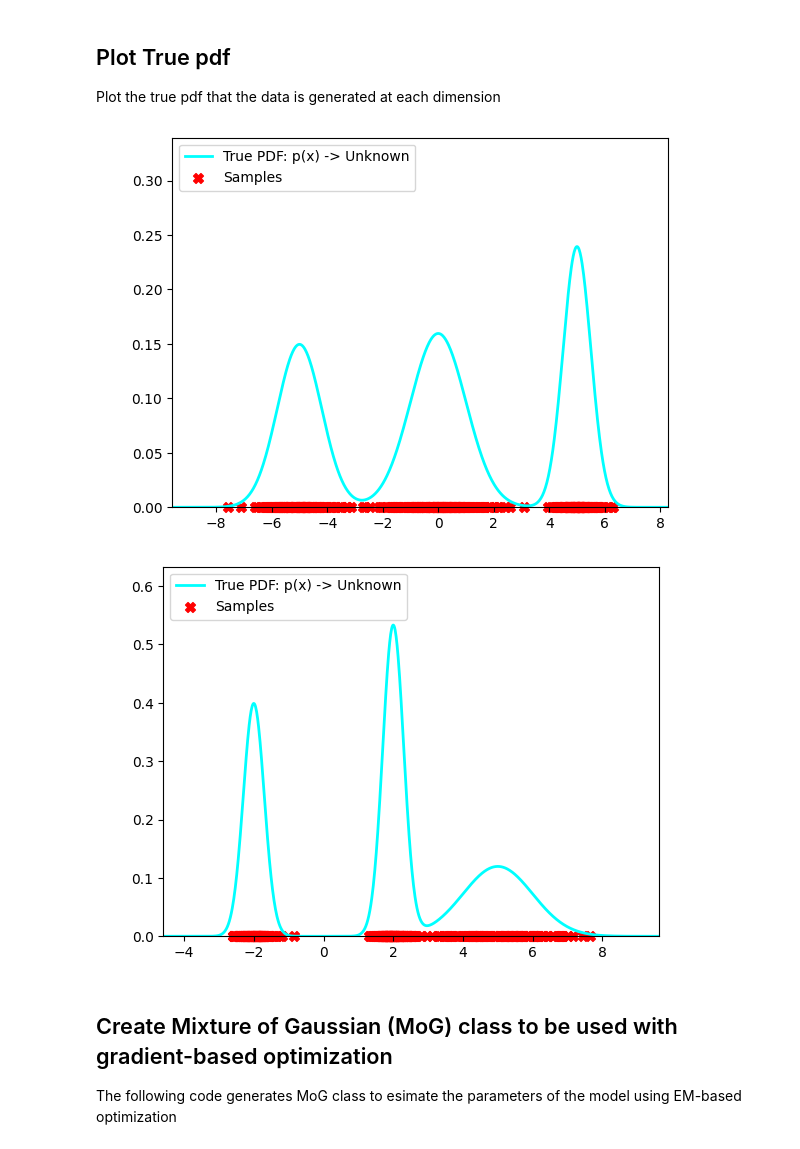
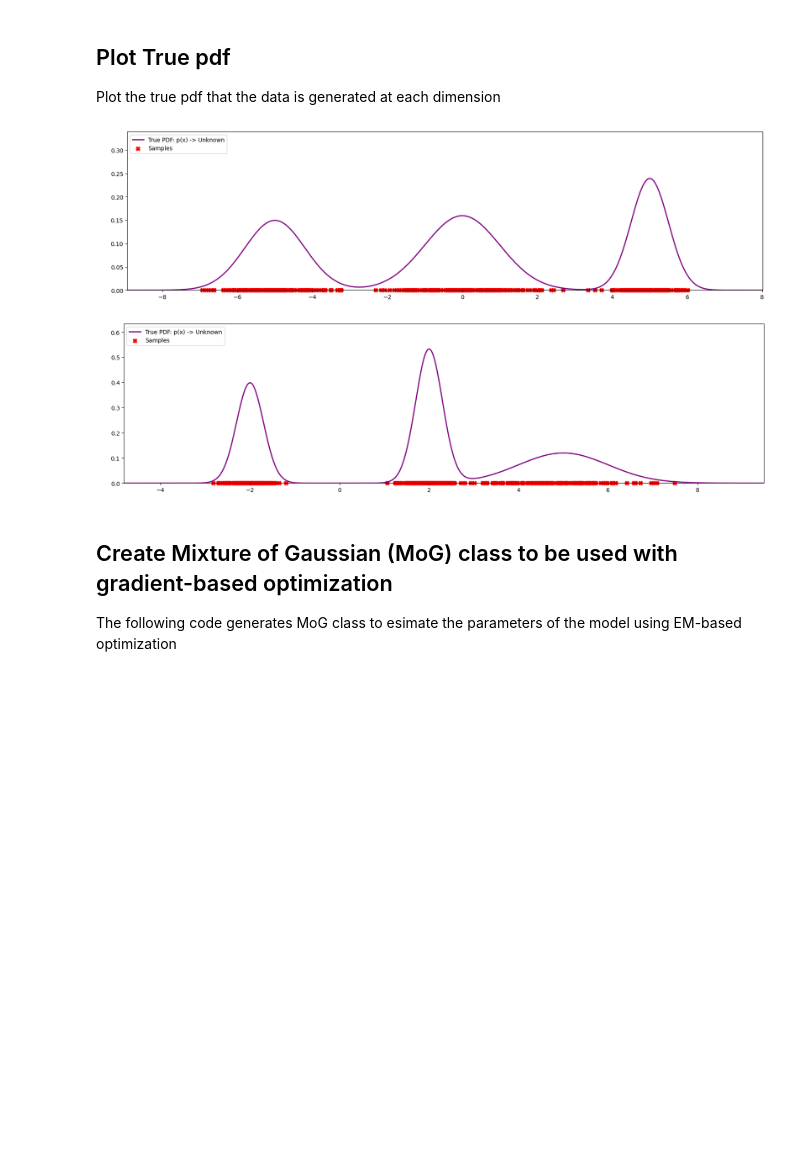
Before and after one commit to Apoptoxin-4869-APTX/Deep-Generative-Models, a Jupyter notebook: 01 Mixture of Gaussians/mog_gradient_based.ipynb, the cells around one changed output. Saved outputs shown, nothing was run; the diff lists cells and outputs as text; code cells hidden in the pictures; blank space fills up the shorter version.

```diff
--- a/01 Mixture of Gaussians/mog_gradient_based.ipynb
+++ b/01 Mixture of Gaussians/mog_gradient_based.ipynb
@@ -65,30 +65,32 @@ Plot the true pdf that the data is generated at each dimension
 # %%
 true_variances = data.true_variances
 true_means = data.true_means
 true_weights = data.true_weights
 
 # Plot True pdf at each dimension
 for d in range(data.D):
     x_values = np.linspace(min(data[:, d]) - 2, max(data[:, d]) + 2, 1000)
 
     density = np.zeros_like(x_values)
     for k in range(data.K):
         pdf = (1 / np.sqrt(2 * np.pi * true_variances[k, d])) * np.exp(-0.5 * ((x_values - true_means[k, d])**2) / true_variances[k, d])
         density += (true_weights[k] * pdf)
-    plt.plot(x_values, density, color='cyan', linewidth=2, label='True PDF: p(x) -> Unknown')
+
+    plt.figure(figsize=(20, 5))
+    plt.plot(x_values, density, color='purple', linewidth=2, label='True PDF: p(x) -> Unknown')
 
     # Plot samples from the pdf
     plt.scatter(data[:, d], np.zeros_like(data[:, d]), c='red', marker='X', s=50, label='Samples', clip_on=False)
 
     plt.ylabel('Probability Density', color='white', fontsize=16)
     plt.legend(loc='upper left')
     plt.grid(False)
     plt.xlim(min(data[:, d]) - 2, max(data[:, d]) + 2)
     plt.ylim(0.0, max(density) + 0.1)
     plt.show()
 # %% [output]
-[figure, old version]
+[figure, new version]
-[figure, old version]
+[figure, new version]
 # %% [markdown]
 ## Create Mixture of Gaussian (MoG) class to be used with gradient-based optimization
 
```
Also changed, not shown: parts of 5 cells of this notebook, 1 other file.
